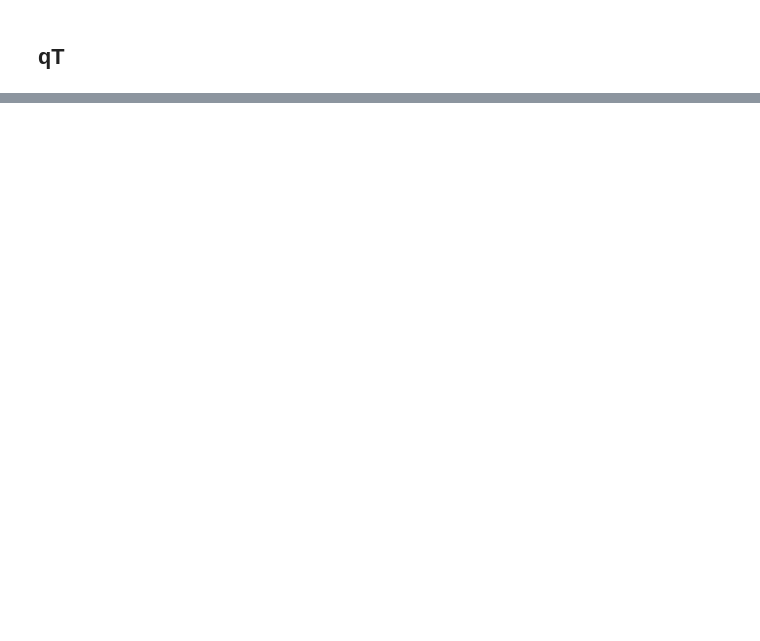
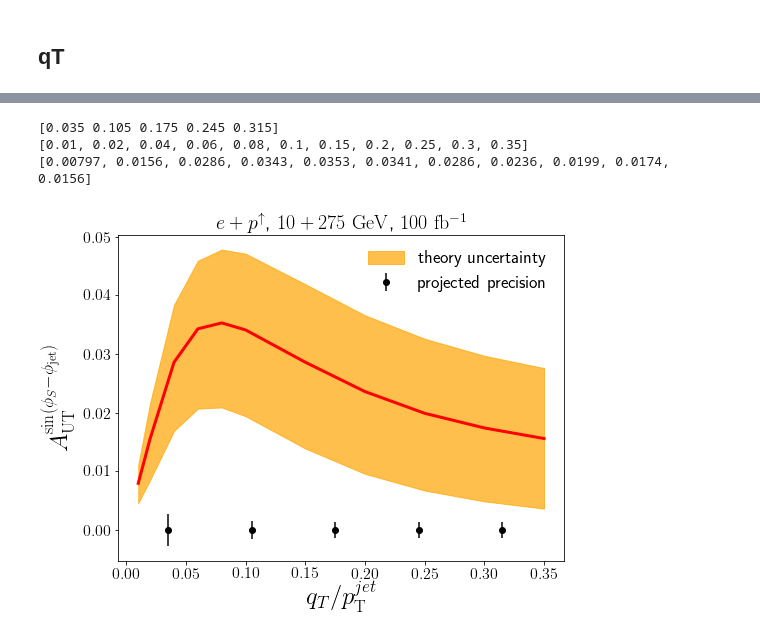
Before and after one commit to miguelignacio/eicsim, a Jupyter notebook: NC_CrossSection.ipynb, the cells around one changed output, grey strips where cells are left out. Saved outputs shown, nothing was run; the diff lists cells and outputs as text; code cells hidden in the pictures; blank space fills up the shorter version.

```diff
--- a/NC_CrossSection.ipynb
+++ b/NC_CrossSection.ipynb
@@ -889,0 +1063,38 @@ plt.savefig('AUT_Sivers_qtbins.pdf', bbox_inches='tight')
+# %%
+fig = plt.figure(figsize=(8,6))
+x_theory= [0.10E-01 ,0.20E-01 ,0.40E-01,0.60E-01,0.80E-01,0.10E+00,0.15E+00,0.20E+00,0.25E+00,0.30E+00,0.35E+00]
+y_theory = [0.797E-02, 0.156E-01,  0.286E-01,0.343E-01 , 0.353E-01 , 0.341E-01, 0.286E-01,  0.236E-01 ,0.199E-01 ,0.174E-01, 0.156E-01    ]
+
+ymin_theory = [0.111E-01,0.217E-01,0.384E-01 ,0.459E-01,0.478E-01,0.471E-01,0.419E-01,0.366E-01,0.326E-01 ,0.297E-01, 0.276E-01 ]
+
+ymax_theory = [0.458E-02,0.855E-02,  0.169E-01, 0.207E-01, 0.209E-01,0.194E-01,0.139E-01,0.959E-02,0.674E-02,0.489E-02,0.366E-02]
+
+
+plt.fill_between(x_theory, ymin_theory , ymax_theory,alpha=0.7,color='orange',label='theory uncertainty')
+plt.plot(x_theory,y_theory,linewidth=3,color='red')
+plt.ylabel('$A_{\mathrm{UT}}^{\sin(\phi_S-\phi_\mathrm{jet})}$',fontsize=25)
+#plt.xlabel('$\Delta\phi = \pi-|\phi_{e}-\phi_{jet}|$',fontsize=20)
+plt.xlabel(r'$q_{T}/p_{\mathrm{T}}^{jet}$', fontsize=25)
+
+plt.errorbar(x,y=np.zeros(len(x)) , yerr=erry, fmt='o',ls='none',color='black',label='projected precision')
+
+y_theory_subset = [0.0286,0.0341,0.0236,0.0199,0.0174]
+#plt.errorbar(x, y_theory_subset , yerr=erry, fmt='o',ls='none',color='black')
+
+print x
+print x_theory
+print y_theory
+plt.title('$e+p^{\uparrow}$, $10+275 \mathrm{ ~GeV}$, $100$ $\mathrm{fb}$^{-1}$', fontsize=20)
+#plt.text(0.07, 0.040, '$0.1<x<0.2$, $0.1<y<0.85$ ',fontsize=17)
+plt.yticks(fontsize=16)
+plt.xticks(fontsize=16)
+plt.legend(fontsize=18,frameon=False)
+
+plt.savefig('AUT_Sivers_qtbins_theoryerror.png', bbox_inches='tight')
+plt.savefig('AUT_Sivers_qtbins_theoryerror.pdf', bbox_inches='tight')
+plt.show()
+# %% [output]
+[0.035 0.105 0.175 0.245 0.315]
+[0.01, 0.02, 0.04, 0.06, 0.08, 0.1, 0.15, 0.2, 0.25, 0.3, 0.35]
+[0.00797, 0.0156, 0.0286, 0.0343, 0.0353, 0.0341, 0.0286, 0.0236, 0.0199, 0.0174, 0.0156]
+[figure, added]
```
Also changed, not shown: parts of 22 cells of this notebook.
